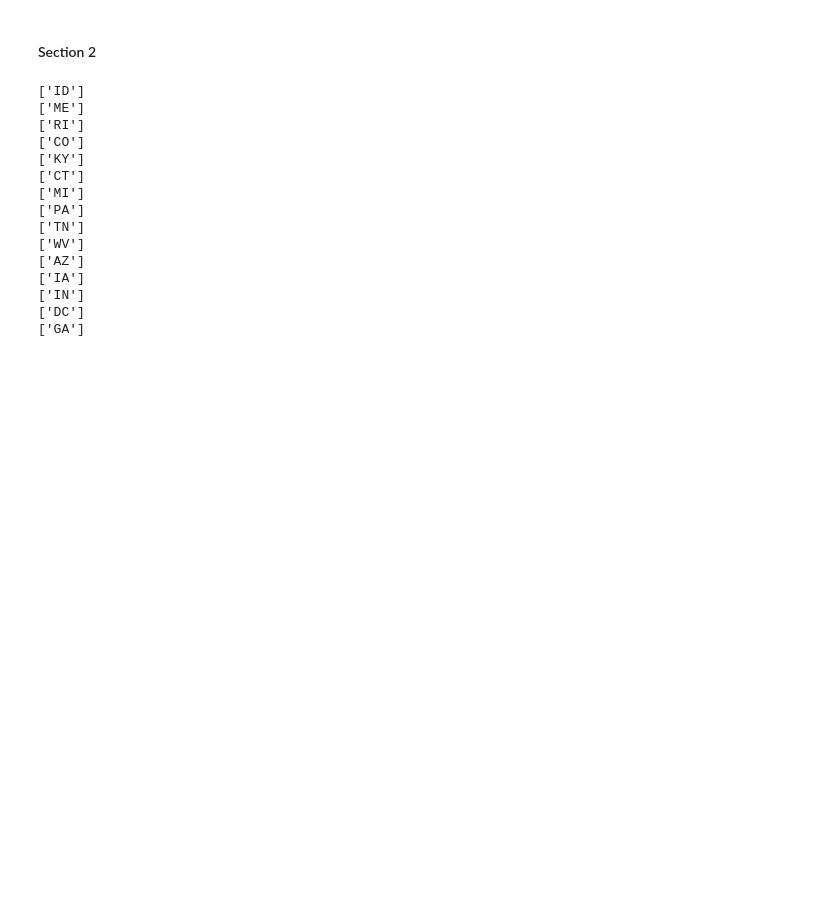
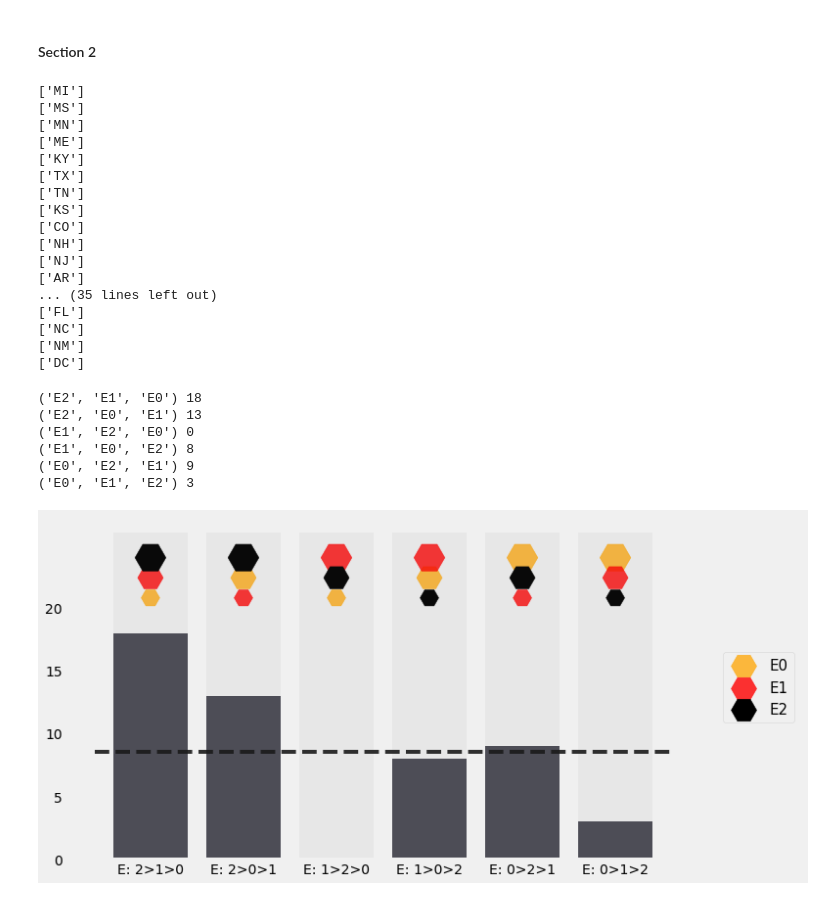
Before and after one commit to kellenks/COVID-19, a Jupyter notebook: documentation/Validation.ipynb, the cells around one changed output. Saved outputs shown, nothing was run; the diff lists cells and outputs as text; code cells hidden in the pictures; blank space fills up the shorter version.

```diff
--- a/documentation/Validation.ipynb
+++ b/documentation/Validation.ipynb
@@ -76,6 +78,9 @@ features['e2p'] = features['e2']/features['p']
 features = features.replace([-np.inf,np.inf], np.nan)
 features = features.fillna(0)
 features_store = features.copy()
+# %%
+#only testing on areas with significant testing
+features = features[features['t']>10000]
 # %%
 import warnings
 warnings.filterwarnings('ignore')
@@ -88,6 +93,9 @@ for s in set(features['state']):
 
     to_test = [s]
     print(to_test)
+
+    ################################################## NEW RF MODEDL WITH E0
+
     train = features[~features['state'].isin(to_test)][['p','r','e0','rp','re0','e0p','label']]
     train = train[features['date'].isin(list(ecbd))]
     train_labels = train.pop('label')
@@ -146,21 +154,23 @@ for s in set(features['state']):
     lineregress_test = scipy.stats.linregress(predictions2,test_labels)
     E2.append(lineregress_test[2])
 # %% [output]
-['ID']
+['MI']
+['MS']
+['MN']
 ['ME']
-['RI']
+['KY']
+['TX']
+['TN']
+['KS']
 ['CO']
-['KY']
-['CT']
-['MI']
-['PA']
-['TN']
-['WV']
-['AZ']
-['IA']
-['IN']
+['NH']
+['NJ']
+['AR']
+... (35 lines left out)
+['FL']
+['NC']
+['NM']
 ['DC']
-['GA']
 # %%
 compare_values = pd.DataFrame()
 compare_values['E2'] = [x**2 for x in E2]
@@ -172,33 +182,42 @@ for triple in itertools.permutations(['E2','E1','E0']):
     print(triple,total)
 
 compare_values['sig'] = compare_values.apply(lambda x: 1 if max(x['E2'],x['E1'],x['E0']) >= .25  else 0,axis=1)
+# %% [output]
+('E2', 'E1', 'E0') 18
+('E2', 'E0', 'E1') 13
+('E1', 'E2', 'E0') 0
+('E1', 'E0', 'E2') 8
+('E0', 'E2', 'E1') 9
+('E0', 'E1', 'E2') 3
 # %%
 plt.style.use('fivethirtyeight')
 plt.figure(figsize=(12,6))
 sequence1 = np.array([30,30,28,26,28,26])*.8
 sequence2 = np.array([28,26,30,30,26,28])*.8
 sequence3 = np.array([26,28,26,28,30,30])*.8
 
 plt.scatter([0,1,2,3,4,5],sequence3,marker='H',s=[200*(x-19) for x in sequence3],color='orange',alpha=.75,label='E0')
 plt.scatter([0,1,2,3,4,5],sequence2,marker='H',s=[200*(x-19) for x in sequence2],color='red',alpha=.8,label='E1')
 plt.scatter([0,1,2,3,4,5],sequence1,marker='H',s=[200*(x-19) for x in sequence1],color='black',label='E2')
 
 vals = []
 for triple in itertools.permutations(['E2','E1','E0']):
     total = compare_values.apply(lambda x: 1 if x[triple[0]] >=  x[triple[1]] >= x[triple[2]] else 0,axis=1).sum()
-    compare_values[triple] = compare_values.apply(lambda x: 1 if x[triple[0]] >=  x[triple[1]] >= x[triple[2]] else 0,axis=1)
+    compare_values[triple] = compare_values.apply(lambda x: 1 if x[triple[0]] >= x[triple[1]] >= x[triple[2]] else 0,axis=1)
     vals.append(total)
 
 
 plt.bar([0,1,2,3,4,5],[26 for i in range(6)],alpha=.075,color='gray')
 plt.plot([-.6,5.6],[8.5,8.5],color=(.1,.1,.1),alpha=.9,linestyle='dashed')
-plt.bar([0,1,2,3,4,5],compare_values.sum()[3:-1].values,color=(.1,.1,.15),alpha=.75)
+plt.bar([0,1,2,3,4,5],compare_values.sum()[4:].values,color=(.1,.1,.15),alpha=.75)
 plt.grid(False)
 plt.xticks([0,1,2,3,4,5,7],['E: 2>1>0','E: 2>0>1','E: 1>2>0','E: 1>0>2','E: 0>2>1','E: 0>1>2',''])
 plt.yticks([0,5,10,15,20])
 plt.legend(loc='center right',prop={'size': 15})
 
 plt.show()
+# %% [output]
+[figure, added]
 # %%
 plt.style.use('fivethirtyeight')
 plt.figure(figsize=(12,6))
```
Also changed, not shown: parts of 4 cells of this notebook.
